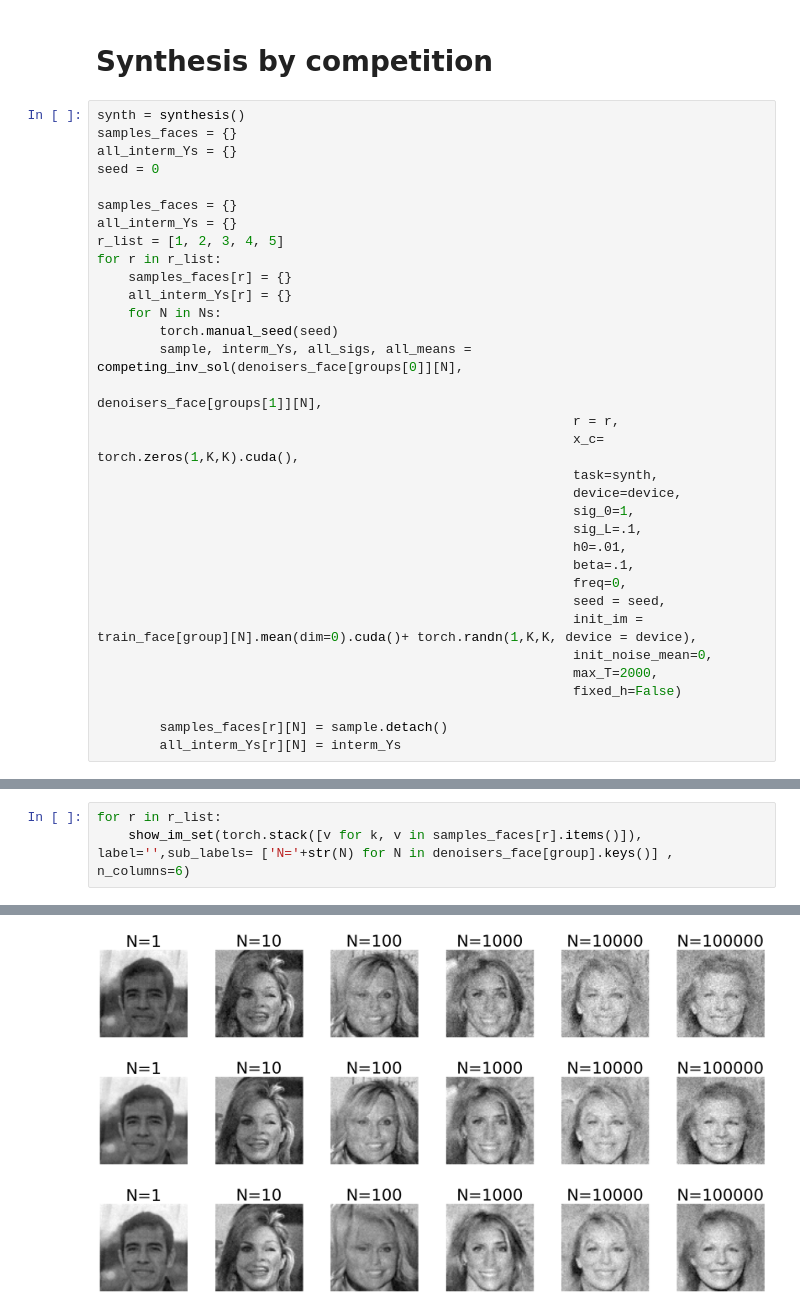
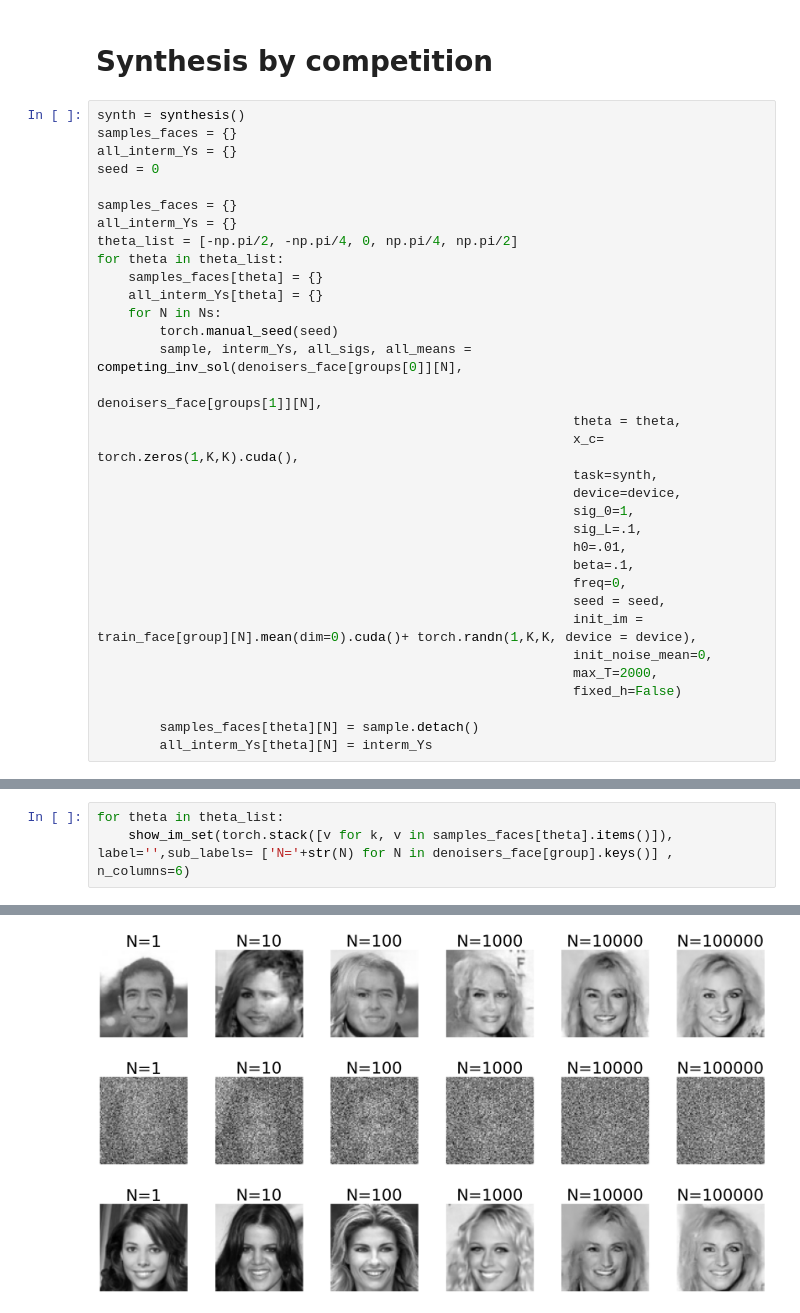
Before and after one commit to dlipshutz/competing-denoisers, a Jupyter notebook: notebooks/Competing-denoisers.ipynb, the cells around one changed output, grey strips where cells are left out. Saved outputs shown, nothing was run; the diff lists cells and outputs as text.

Commit message:
change r to theta parameterization

```diff
--- a/notebooks/Competing-denoisers.ipynb
+++ b/notebooks/Competing-denoisers.ipynb
@@ -184,15 +184,15 @@ seed = 0
 
 samples_faces = {}
 all_interm_Ys = {}
-r_list = [1, 2, 3, 4, 5]
-for r in r_list:
-    samples_faces[r] = {}
-    all_interm_Ys[r] = {}
+theta_list = [-np.pi/2, -np.pi/4, 0, np.pi/4, np.pi/2]
+for theta in theta_list:
+    samples_faces[theta] = {}
+    all_interm_Ys[theta] = {}
     for N in Ns:
         torch.manual_seed(seed)
         sample, interm_Ys, all_sigs, all_means = competing_inv_sol(denoisers_face[groups[0]][N],
                                                              denoisers_face[groups[1]][N],
-                                                             r = r,
+                                                             theta = theta,
                                                              x_c= torch.zeros(1,K,K).cuda(),
                                                              task=synth,
                                                              device=device,
@@ -207,7 +207,7 @@ for r in r_list:
                                                              max_T=2000,
                                                              fixed_h=False)
 
-        samples_faces[r][N] = sample.detach()
-        all_interm_Ys[r][N] = interm_Ys
+        samples_faces[theta][N] = sample.detach()
+        all_interm_Ys[theta][N] = interm_Ys
 # %% [output]
 not converging
@@ -230,4 +230,4 @@ not converging
 # %%
-for r in r_list:
-    show_im_set(torch.stack([v for k, v in samples_faces[r].items()]), label='',sub_labels= ['N='+str(N) for N in denoisers_face[group].keys()] , n_columns=6)
+for theta in theta_list:
+    show_im_set(torch.stack([v for k, v in samples_faces[theta].items()]), label='',sub_labels= ['N='+str(N) for N in denoisers_face[group].keys()] , n_columns=6)
 # %% [output]
@@ -236,3 +236,3 @@ for r in r_list:
-[figure, old version]
+[figure, new version]
-[figure, old version]
+[figure, new version]
-[figure, old version]
+[figure, new version]
```
Also changed, not shown: parts of 2 cells of this notebook, 1 other file.
